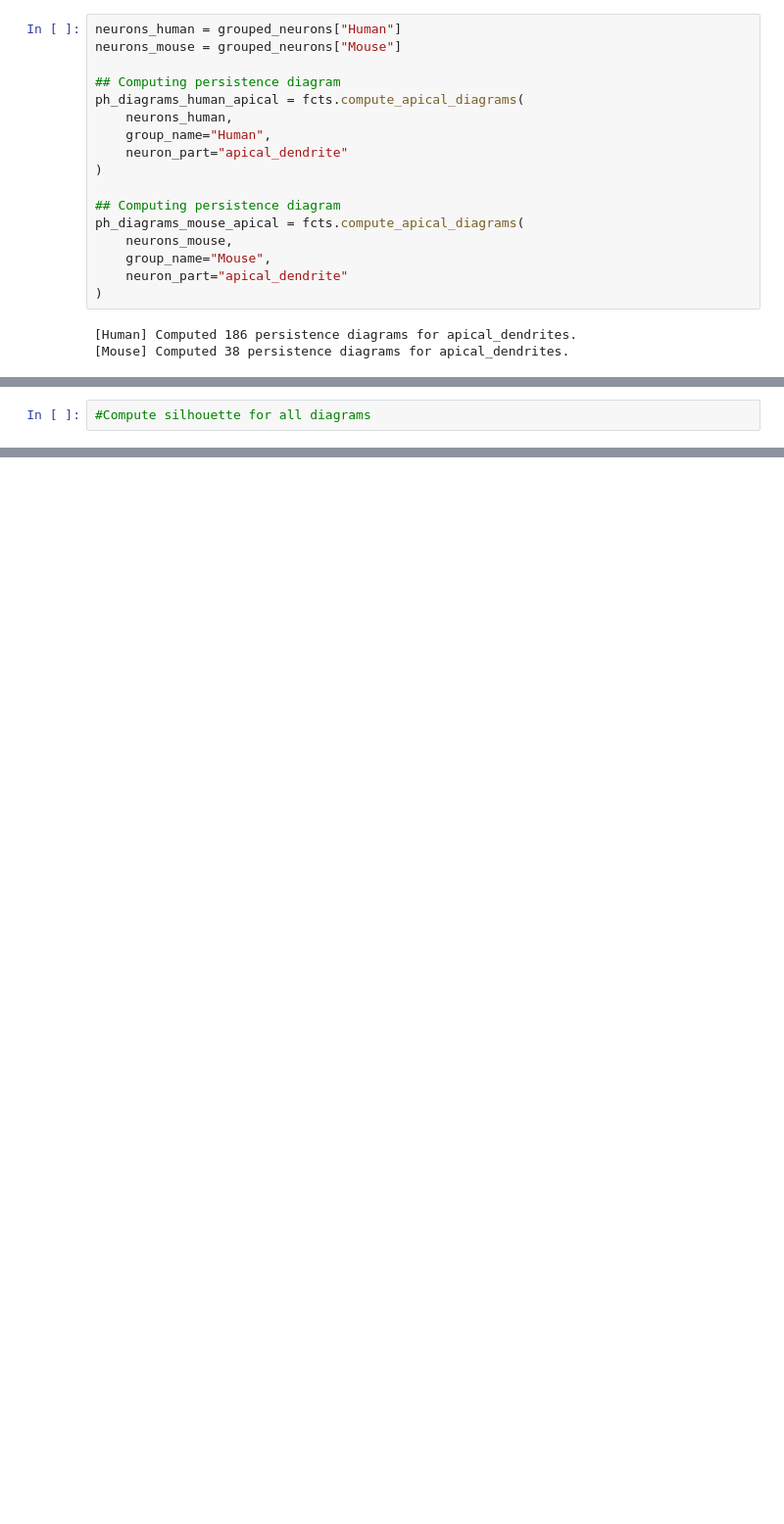
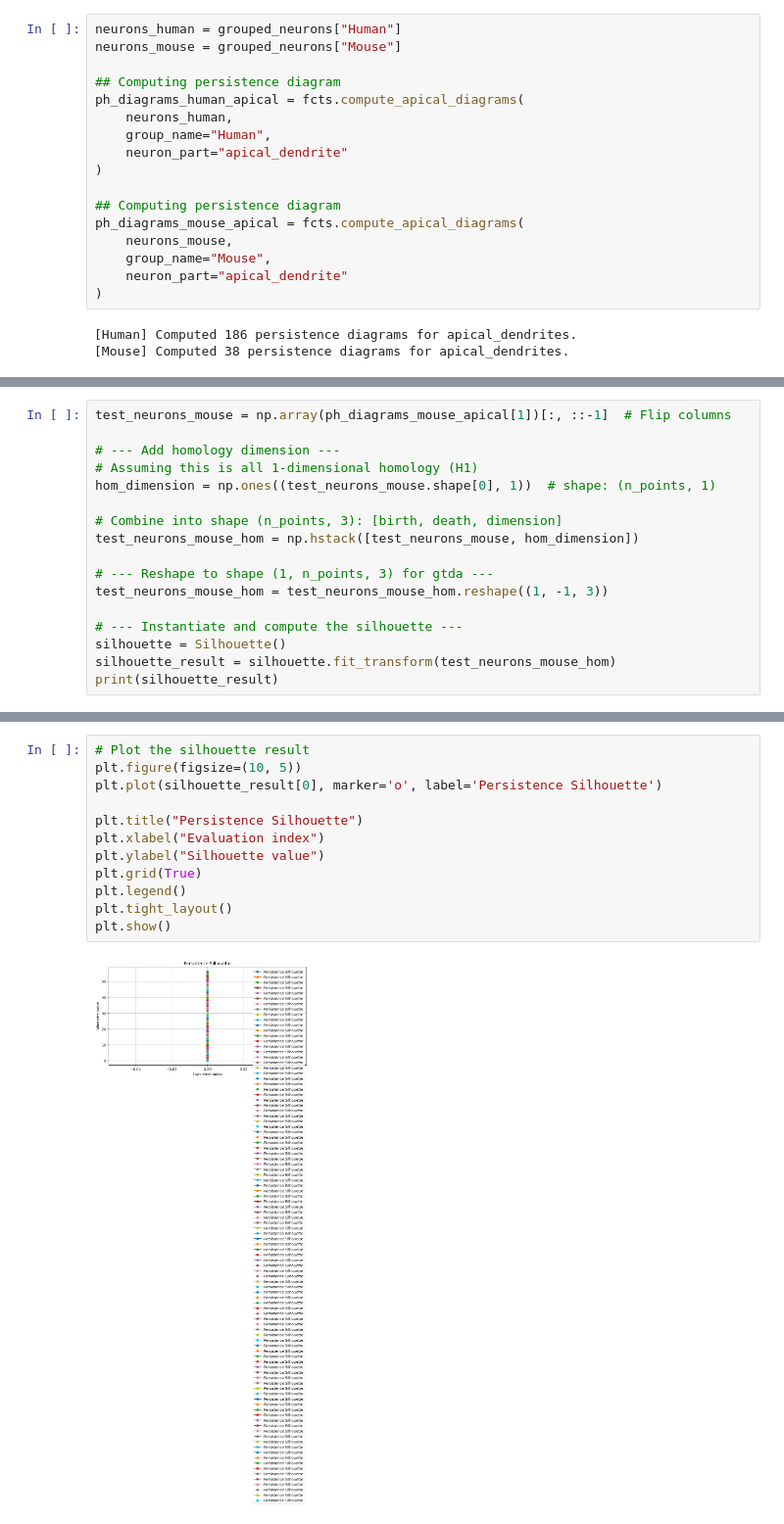
Before and after one commit to araccoon22/Master_Thesis, a Jupyter notebook: persistence_silhouette.ipynb, the cells around one changed output, grey strips where cells are left out. Shown at 98% size. Drawn from its saved outputs; the diff is of its cells as text; blank space fills up the shorter version.

```diff
--- a/persistence_silhouette.ipynb
+++ b/persistence_silhouette.ipynb
@@ -82,2 +96,17 @@ ph_diagrams_mouse_apical = fcts.compute_apical_diagrams(
 # %%
-#Compute silhouette for all diagrams
+test_neurons_mouse = np.array(ph_diagrams_mouse_apical[1])[:, ::-1]  # Flip columns
+
+# --- Add homology dimension ---
+# Assuming this is all 1-dimensional homology (H1)
+hom_dimension = np.ones((test_neurons_mouse.shape[0], 1))  # shape: (n_points, 1)
+
+# Combine into shape (n_points, 3): [birth, death, dimension]
+test_neurons_mouse_hom = np.hstack([test_neurons_mouse, hom_dimension])
+
+# --- Reshape to shape (1, n_points, 3) for gtda ---
+test_neurons_mouse_hom = test_neurons_mouse_hom.reshape((1, -1, 3))
+
+# --- Instantiate and compute the silhouette ---
+silhouette = Silhouette()
+silhouette_result = silhouette.fit_transform(test_neurons_mouse_hom)
+print(silhouette_result)
@@ -83,0 +134,14 @@ ph_diagrams_mouse_apical = fcts.compute_apical_diagrams(
+# %%
+# Plot the silhouette result
+plt.figure(figsize=(10, 5))
+plt.plot(silhouette_result[0], marker='o', label='Persistence Silhouette')
+
+plt.title("Persistence Silhouette")
+plt.xlabel("Evaluation index")
+plt.ylabel("Silhouette value")
+plt.grid(True)
+plt.legend()
+plt.tight_layout()
+plt.show()
+# %% [output]
+[figure, added]
```
Also changed, not shown: parts of 6 cells of this notebook.
